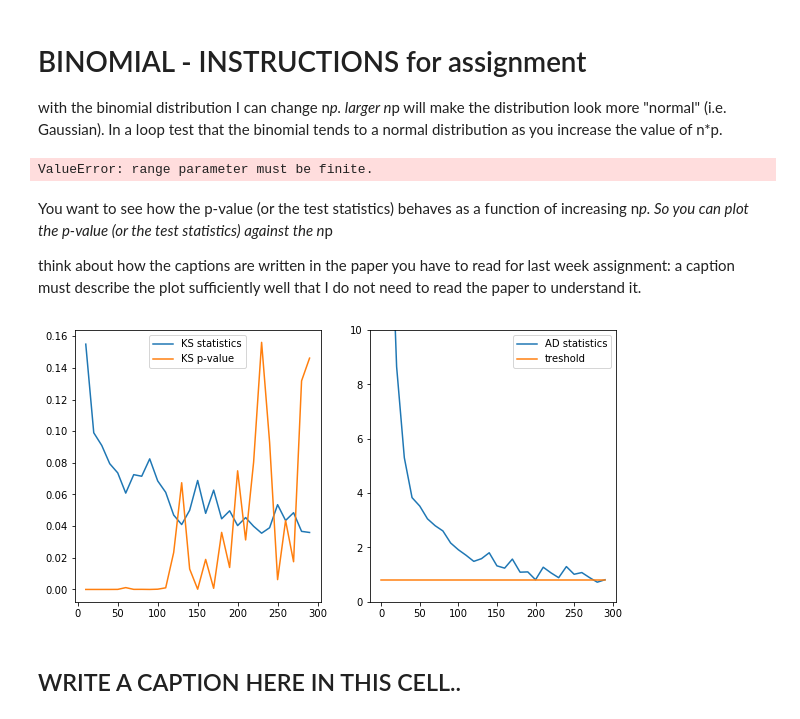
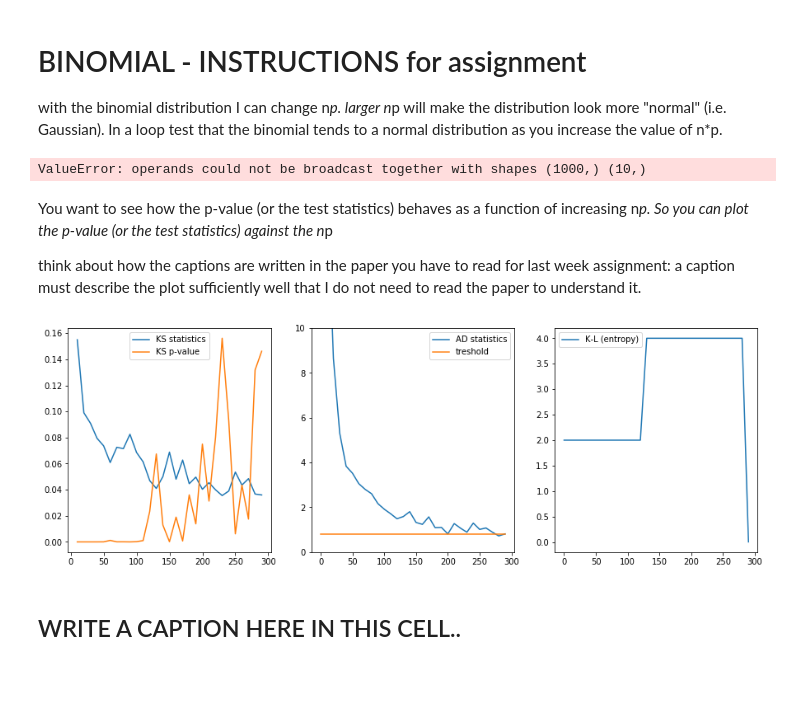
Before and after one commit to ssb10/PUI2017_ssb602, a Jupyter notebook: HW5_ssb602/HW5_2.ipynb, the cells around one changed output. Cells and saved outputs as stored; diff of their text form; code cells hidden in the pictures; blank space fills up the shorter version.

```diff
--- a/HW5_ssb602/HW5_2.ipynb
+++ b/HW5_ssb602/HW5_2.ipynb
@@ -215,18 +217,23 @@ for i,n in enumerate(narray):
     #print ad_b[i]
 
     # for KL and Pearson's chisq I have to simulate the normal distribution as well
-    mybins = np.linspace(min(dist), max(dist), 10)
-    bincenters = mybins[:-1] + 0.5 * (mybins[1] - mybins[0])
+dist = (np.random.binomial(n, p, 1000) - n * p ) / np.sqrt(n * p * (1-p))
+mybins = np.linspace(min(dist), max(dist), 10)
+bincenters = mybins[:-1] + 0.5 * (mybins[1] - mybins[0])
 
     #when i was coding this up something was wrong. i put some plots in to figure out what...
     # just so you know.
     #if i%10 == 0:
     #    pl.hist(dist, bins=mybins)
     #    pl.plot(bincenters, scipy.stats.norm.pdf(bincenters)*1000)
-  #  kl_b[i] =  scipy.stats.entropy(np.histogram(dist, bins=mybins))
-   # kl_c[i] =  scipy.stats.entropy(scipy.stats.norm.pdf(bincenters) + n)
+
+
+kl_b[i] =  scipy.stats.entropy(np.histogram(dist, bins=mybins)[0] / 1000.,
+                                    scipy.stats.norm.pdf(bincenters))
+
+kl_c[i] =  scipy.stats.entropy(scipy.stats.norm.pdf(bincenters) + n)
 # %% [output]
-ValueError: range parameter must be finite.
+ValueError: operands could not be broadcast together with shapes (1000,) (10,)
 # %% [markdown]
 You want to see how the p-value (or the test statistics) behaves as a function of increasing n*p.
 So you can plot the p-value (or the test statistics) against the n*p
@@ -235,23 +242,23 @@ think about how the captions are written in the paper  you have to read for last
 # %%
 
 fig = pl.figure(figsize = (15,5))
 fig.add_subplot(131)
 pl.plot(narray, ks_s_b, label='KS statistics')
 pl.plot(narray, ks_p_b, label='KS p-value')
 pl.legend()
 
 fig.add_subplot(132)
 pl.plot(narray, ad_b,  label='AD statistics')
 pl.plot([narray[0], narray[-1]],[threshold, threshold], label="treshold")
 pl.ylim(0,10) #limit the y range or you cannot see the relevant part
 pl.legend()
 
-#fig.add_subplot(133)
-#pl.plot(narray, kl_b, label='K-L (entropy)')
+fig.add_subplot(133)
+pl.plot(narray, kl_b, label='K-L (entropy)')
 
 pl.legend();
 # %% [output]
-[figure, old version]
+[figure, new version]
 # %% [markdown]
 ## WRITE A CAPTION HERE IN THIS CELL..
 # %% [markdown]
```
Also changed, not shown: parts of 3 cells of this notebook.
